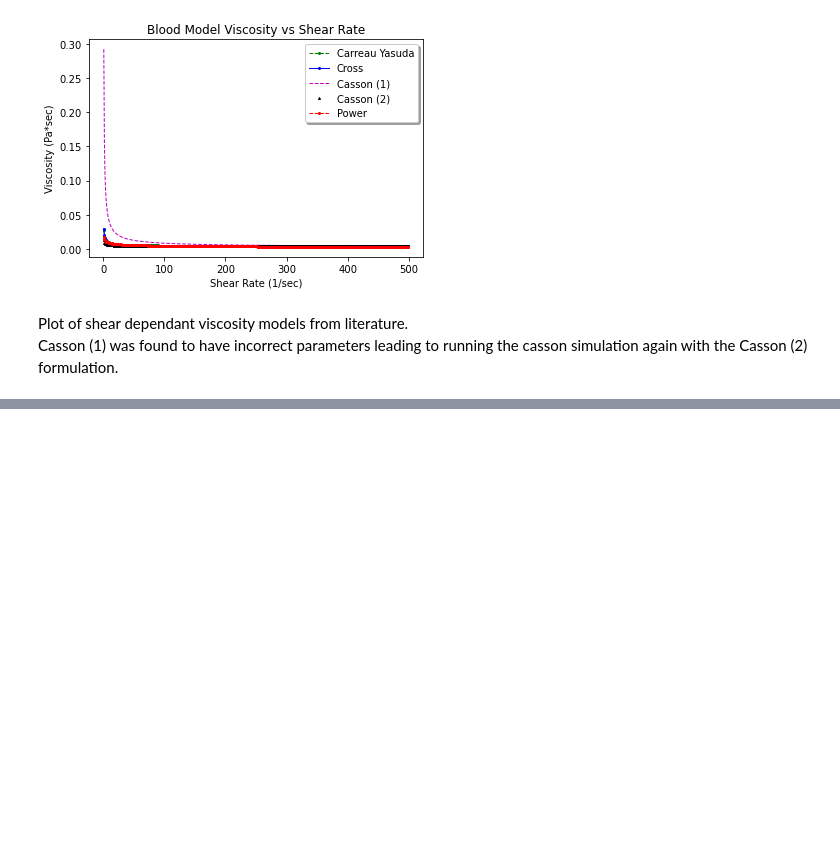
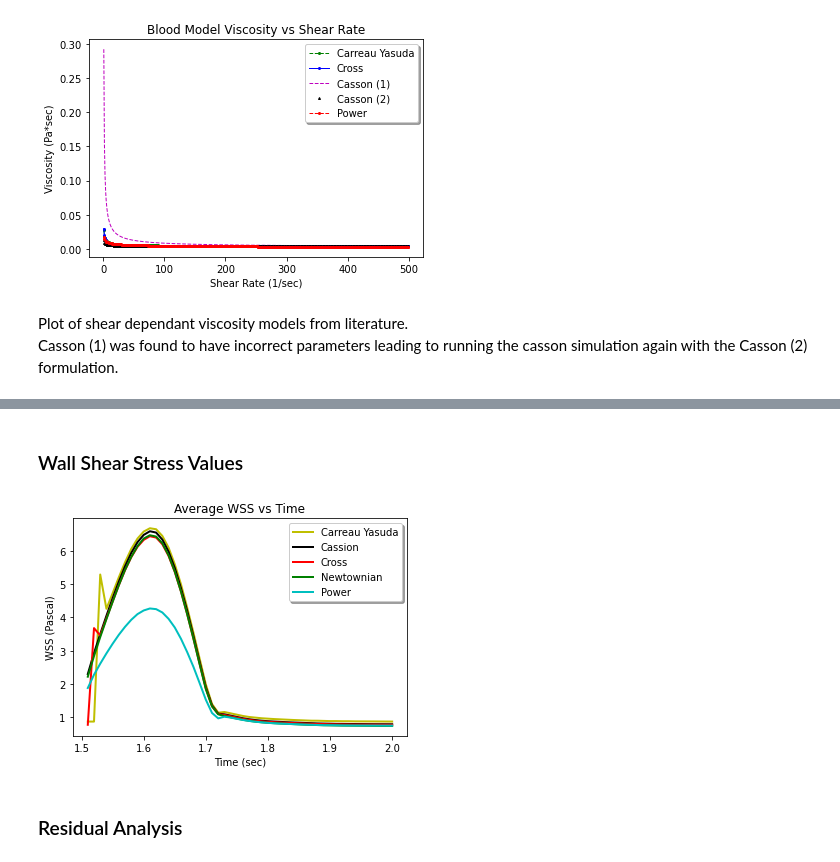
Before and after one commit to jtarriela/EML_4930_Final, a Jupyter notebook: EML_4930/EML_Final_Notebook.ipynb, the cells around one changed output, grey strips where cells are left out. Saved outputs shown, nothing was run; the diff lists cells and outputs as text; code cells hidden in the pictures; blank space fills up the shorter version.

```diff
--- a/EML_4930/EML_Final_Notebook.ipynb
+++ b/EML_4930/EML_Final_Notebook.ipynb
@@ -52,0 +67,9 @@ AttributeError: 'blood_model_validation' object has no attribute 'plot_viscosity
+# %% [markdown]
+### Wall Shear Stress Values
+# %%
+avg_wss_df =pd.read_csv('https://raw.githubusercontent.com/jtarriela/FDA_Blood_Pump/EML_4930/EML_4930/Data/Raw_Data_2/Average_Wall_Shear_Stress_vs_Time.csv')
+bm.plot_wss(avg_wss_df)
+# %% [output]
+[figure, added]
+# %% [markdown]
+### Residual Analysis
```
Also changed, not shown: parts of 8 cells of this notebook, 1 other file.
